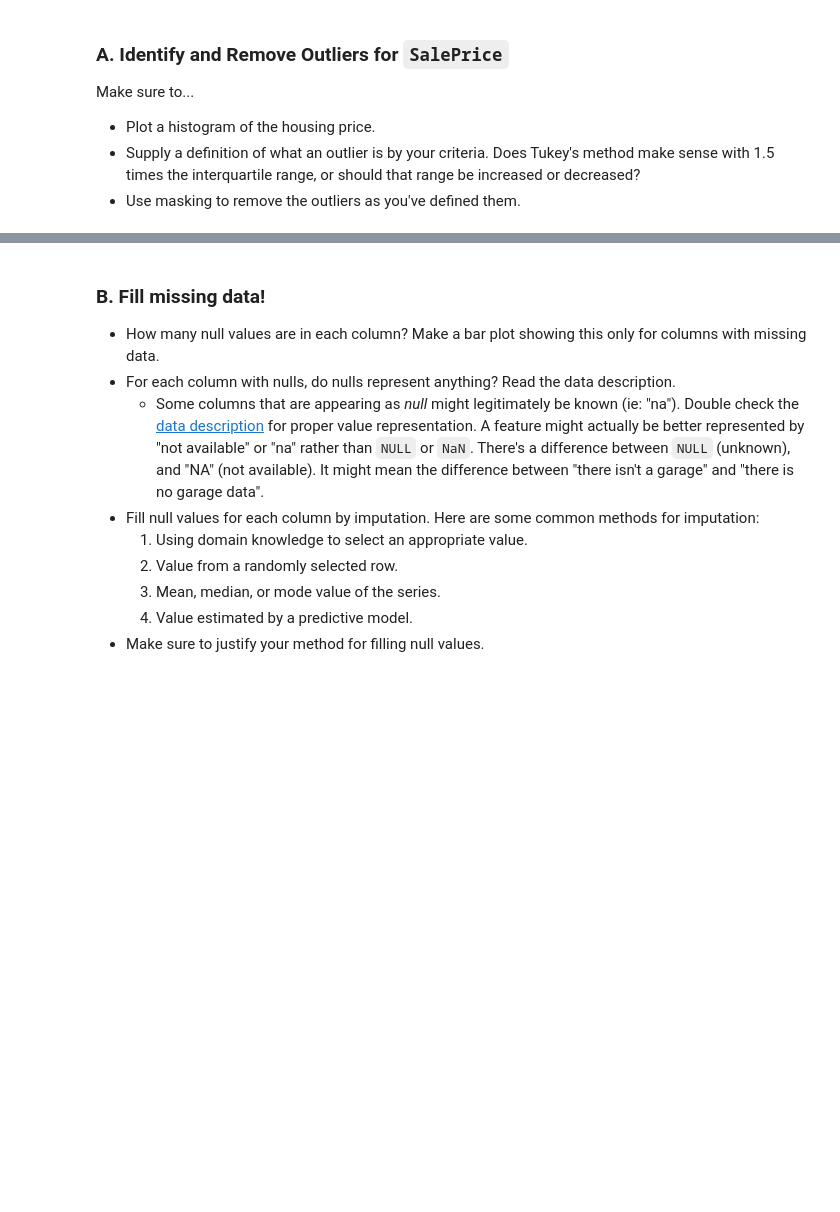
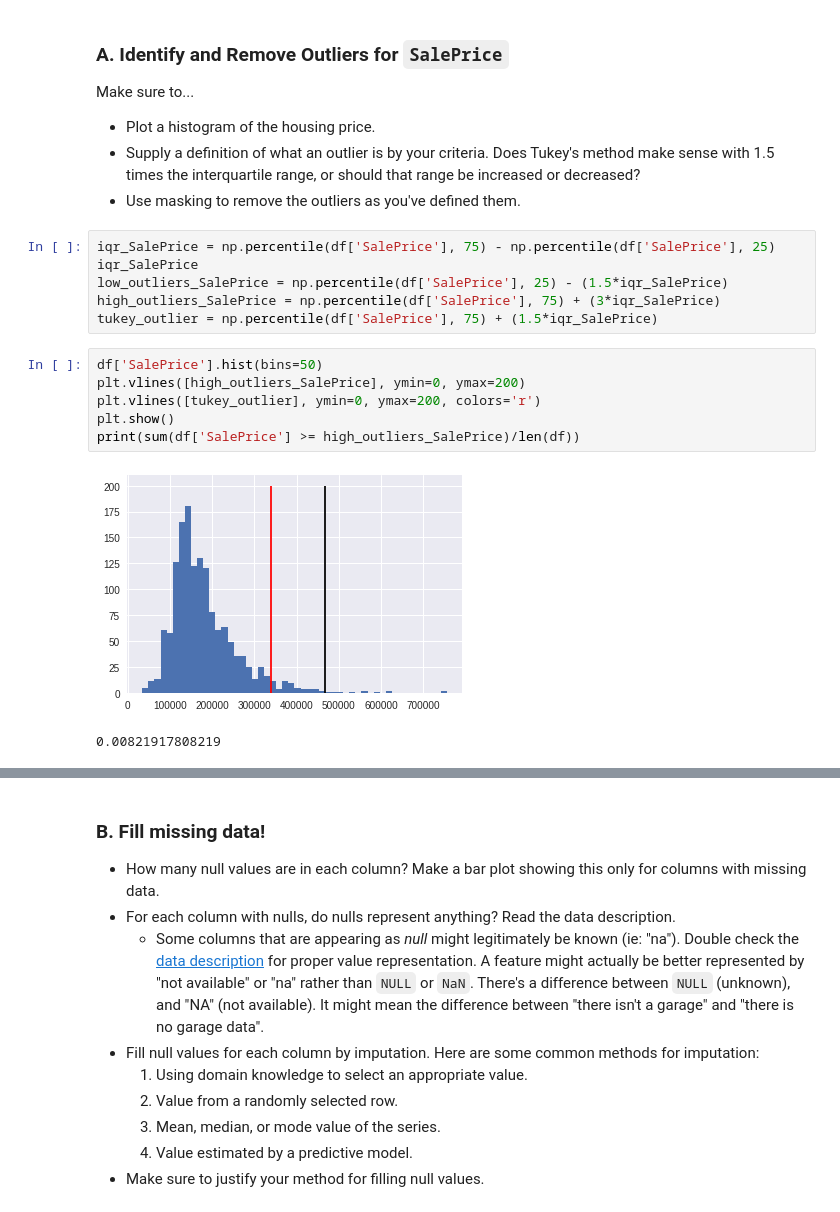
Before and after one commit to djkjohnston/Aimes_Housing_GA_DSI_Proj2, a Jupyter notebook: ipynb/project_2_starter.ipynb, the cells around one changed output, grey strips where cells are left out. Saved outputs shown, nothing was run; the diff lists cells and outputs as text; blank space fills up the shorter version.

```diff
--- a/ipynb/project_2_starter.ipynb
+++ b/ipynb/project_2_starter.ipynb
@@ -216,3 +332,18 @@ Make sure to...
 * Plot a histogram of the housing price.
 * Supply a definition of what an outlier is by your criteria. Does Tukey's method make sense with 1.5 times the interquartile range, or should that range be increased or decreased?
 * Use masking to remove the outliers as you've defined them.
+# %%
+iqr_SalePrice = np.percentile(df['SalePrice'], 75) - np.percentile(df['SalePrice'], 25)
+iqr_SalePrice
+low_outliers_SalePrice = np.percentile(df['SalePrice'], 25) - (1.5*iqr_SalePrice)
+high_outliers_SalePrice = np.percentile(df['SalePrice'], 75) + (3*iqr_SalePrice)
+tukey_outlier = np.percentile(df['SalePrice'], 75) + (1.5*iqr_SalePrice)
+# %%
+df['SalePrice'].hist(bins=50)
+plt.vlines([high_outliers_SalePrice], ymin=0, ymax=200)
+plt.vlines([tukey_outlier], ymin=0, ymax=200, colors='r')
+plt.show()
+print(sum(df['SalePrice'] >= high_outliers_SalePrice)/len(df))
+# %% [output]
+[figure, added]
+0.00821917808219
```
Also changed, not shown: parts of 44 cells of this notebook.
